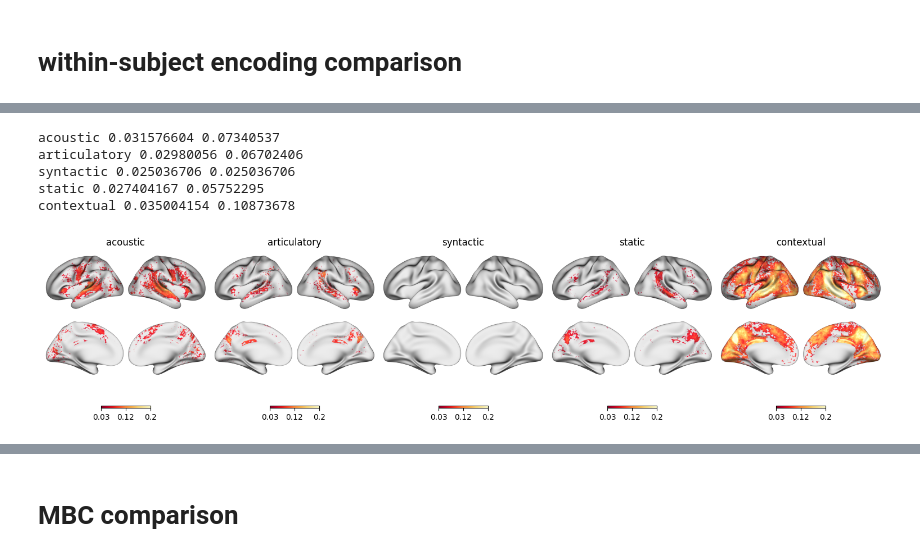
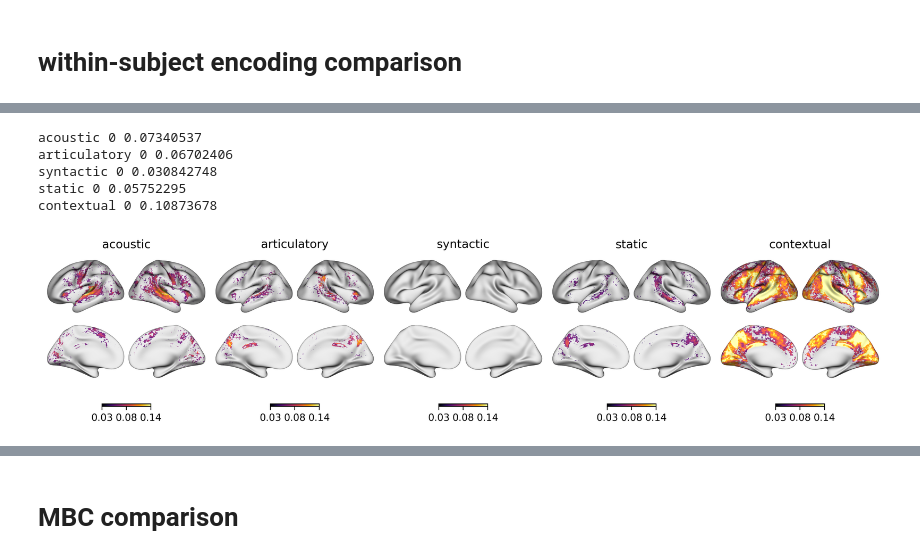
Before and after one commit to YeajuDianaKim394/EncodingModels, a Jupyter notebook: code/figure4-model-compare.ipynb, the cells around one changed output, grey strips where cells are left out. Saved outputs shown, nothing was run; the diff lists cells and outputs as text; code cells hidden in the pictures.

```diff
--- a/code/figure4-model-compare.ipynb
+++ b/code/figure4-model-compare.ipynb
@@ -72,6 +43,8 @@ models = ['acoustic', 'articulatory', 'syntactic', 'static', 'contextual']
 # within-subject encoding comparison
 # %%
 results = defaultdict(list)
+prod_results = defaultdict(list)
+comp_results = defaultdict(list)
 for modelname in models:
     respath = Path(
         root=encmodel,
@@ -87,9 +60,10 @@ for modelname in models:
             continue
         with h5py.File(respath, "r") as f:
             results[modelname].append(np.mean(f['cv_scores_prod'][:, -2] + f['cv_scores_comp'][:, -1], axis=0))
-            # for key in ["cv_scores_prod", "cv_scores_comp"]:  # , "cv_scores"]:
-            #     # all_results[(modelname, key)].append(f[key][...])
-            #     results[key].append(f[key][...])
+            prod_results[modelname].append(np.mean(f['cv_scores_prod'][:, -2], axis=0))
+            comp_results[modelname].append(np.mean(f['cv_scores_comp'][:, -1], axis=0))
 
 for modelname in models:
     results[modelname] = np.stack(results[modelname])
+    prod_results[modelname] = np.stack(prod_results[modelname])
+    comp_results[modelname] = np.stack(comp_results[modelname])
@@ -101,19 +70,24 @@ plt.scatter(results['syntactic'].mean(0), results['articulatory'].mean(0))
 # %%
-fig, axes = plt.subplots(1, len(models), figsize=(15, 6), layout='constrained')
+fig, axes = plt.subplots(1, len(models), figsize=(12, 4), layout='constrained', dpi=300)
 
 for modelname, ax in zip(models, axes):
-    sigmask = ~ ttest_sig(results[modelname], method='bonf', alpha=0.05)
+
+    sigmask = ~ stats.ttest_1samp(results[modelname], method='bonf', alpha=0.05)
     values = results[modelname].mean(0)
-    min = values[~sigmask].min()
+    min = 0 #values[~sigmask].min()
     print(modelname, min, values[~sigmask].mean())
-    min = .03
-    plot.surface_plot(values, threshold=sigmask, fig=fig, ax=ax, vmin=min, vmax=0.2, cmap="YlOrRd_r", title=modelname)
+
+    # values = prod_results[modelname].mean(0)
+    # values = comp_results[modelname].mean(0)
+    # sigmask = None
+
+    plot.surface_plot(values, threshold=sigmask, fig=fig, ax=ax, vmin=0.03, vmax=0.14, cmap="inferno", title=modelname)
 
 fig.show()
 # %% [output]
-acoustic 0.031576604 0.07340537
-articulatory 0.02980056 0.06702406
-syntactic 0.025036706 0.025036706
-static 0.027404167 0.05752295
-contextual 0.035004154 0.10873678
+acoustic 0 0.07340537
+articulatory 0 0.06702406
+syntactic 0 0.030842748
+static 0 0.05752295
+contextual 0 0.10873678
-[figure, old version]
+[figure, new version]
```
Also changed, not shown: parts of 15 cells of this notebook, 14 other files.
